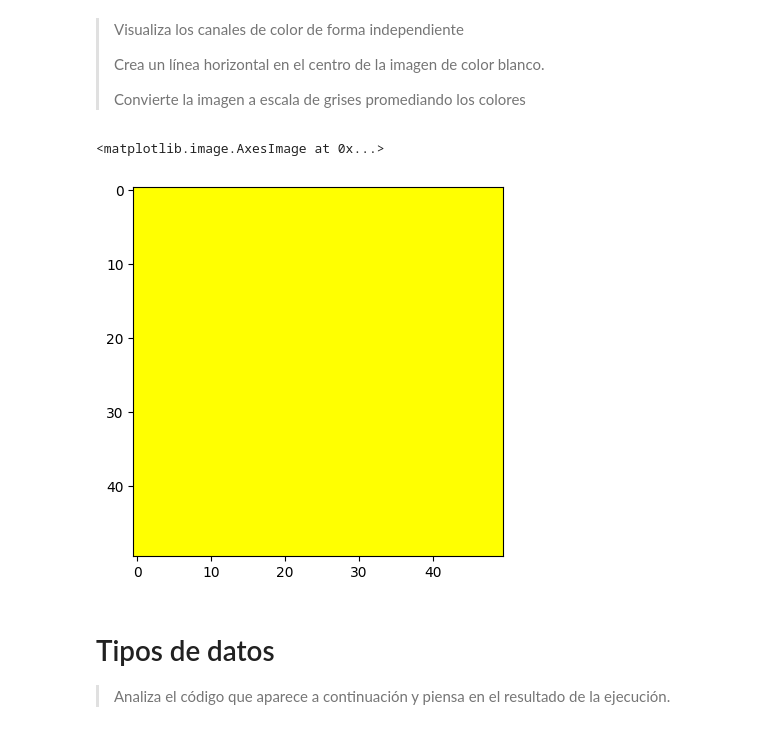
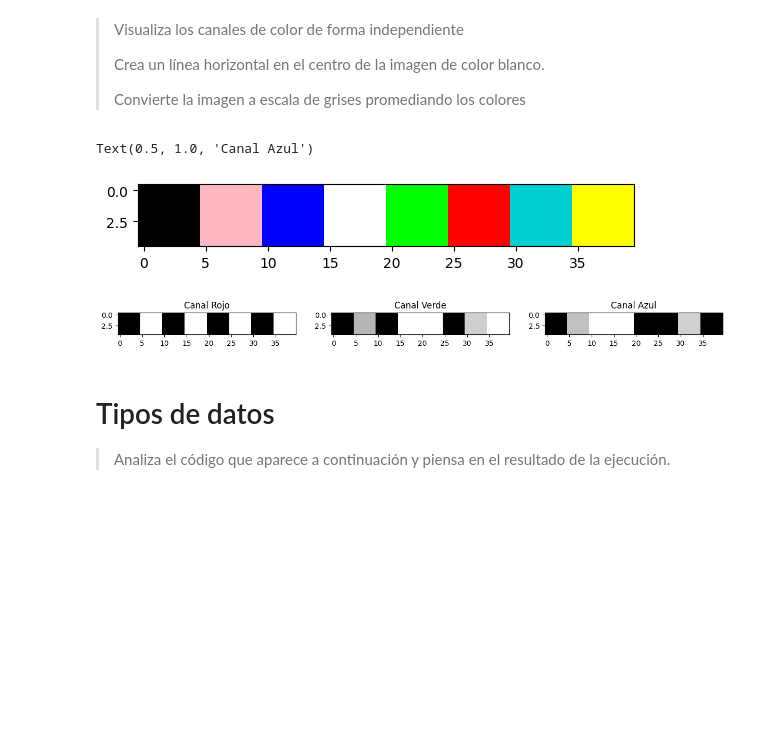
Before and after one commit to revekkadiana/Visi-n_Artificial, a Jupyter notebook: Prac02-Imagen.ipynb, the cells around one changed output. Saved outputs shown, nothing was run; the diff lists cells and outputs as text; code cells hidden in the pictures; blank space fills up the shorter version.

Commit message:
acabado el ejercicio de canales de colores

```diff
--- a/Prac02-Imagen.ipynb
+++ b/Prac02-Imagen.ipynb
@@ -261,15 +261,52 @@ plt.imshow(img)
 > Crea un línea horizontal en el centro de la imagen de color blanco.
 >
 > Convierte la imagen a escala de grises promediando los colores
-# %%
-imagen = np.ones((50, 50, 3),dtype=np.uint8)
-imagen[:,:,0]=255
-imagen[:,:,1]=255
-
-plt.imshow(imagen)
-# %% [output]
-<matplotlib.image.AxesImage at 0x...>
-[figure, removed]
+# %%
+imagen = np.ones((5, 40, 3),dtype=np.uint8)
+# imagen[:,:,0]=255
+# imagen[:,:,1]=255
+# imagen
+rojo = (255, 0, 0)   # RGB para el color rojo
+verde = (0, 255, 0)  # RGB para el color verde
+negro=(0,0,0)
+negro = [0, 0, 0]
+rosa = [255, 182, 193]  # RGB para el color rosa
+azul = [0, 0, 255]
+blanco = [255, 255, 255]
+verde = [0, 255, 0]
+rojo = [255, 0, 0]
+turquesa = [0, 206, 209]  # RGB para el color turquesa
+amarillo = [255, 255, 0]
+imagen[:, :5, :] = negro        # Cuadrado negro al principio
+imagen[:, 5:10, :] = rosa       # Cuadrado rosa
+imagen[:, 10:15, :] = azul      # Cuadrado azul
+imagen[:, 15:20, :] = blanco    # Cuadrado blanco en el centro
+imagen[:, 20:25, :] = verde     # Cuadrado verde
+imagen[:, 25:30, :] = rojo      # Cuadrado rojo
+imagen[:, 30:35, :] = turquesa  # Cuadrado turquesa
+imagen[:, 35:40, :] = amarillo  # Cuadrado amarillo al final
+
+# Mostrar la imagen
+plt.imshow(imagen)
+
+
+#Visualizar cada uno por separado
+fig, ax = plt.subplots(1, 3, figsize=(15, 5))
+# Canal Rojo
+ax[0].imshow(imagen[:, :, 0], cmap='gray')
+ax[0].set_title('Canal Rojo')
+
+# Canal Verde
+ax[1].imshow(imagen[:, :, 1], cmap='gray')
+ax[1].set_title('Canal Verde')
+
+# Canal Azul
+ax[2].imshow(imagen[:, :, 2], cmap='gray')
+ax[2].set_title('Canal Azul')
+# %% [output]
+Text(0.5, 1.0, 'Canal Azul')
+[figure, added]
+[figure, added]
 # %% [markdown]
 # Tipos de datos
 
```
Also changed, not shown: parts of 3 cells of this notebook.
